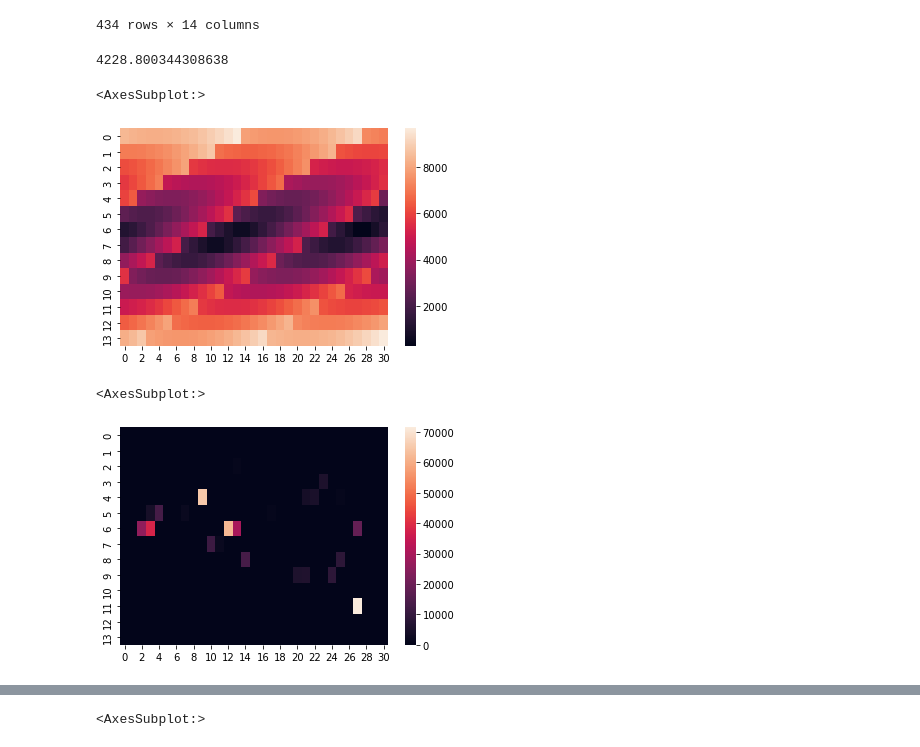
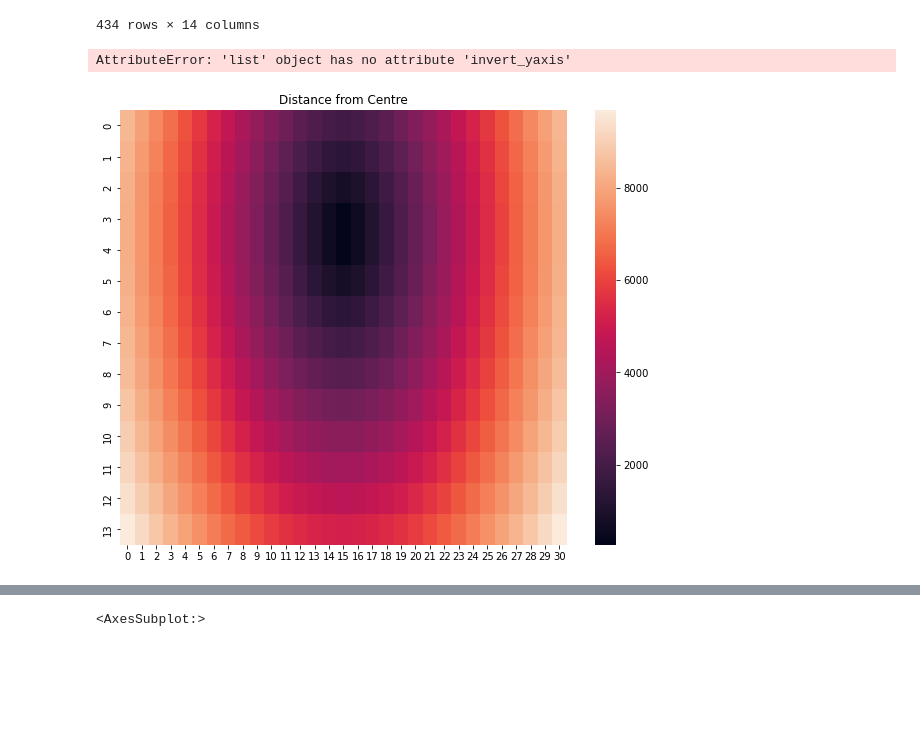
Before and after one commit to simocc/MMCS_project, a Jupyter notebook: preliminary_data_viz..ipynb, the cells around one changed output, grey strips where cells are left out. Cells and saved outputs as stored; diff of their text form; code cells hidden in the pictures; blank space fills up the shorter version.

```diff
--- a/preliminary_data_viz..ipynb
+++ b/preliminary_data_viz..ipynb
@@ -17,44 +17,3 @@ excel_data_df
 | 432 | 433 | POLYGON ((-2.841831386667599 56.5... | 0 | 0 | 0 | ... |
 | 433 | 434 | POLYGON ((-2.841939968369799 56.5... | 0 | 0 | 0 | ... |
 434 rows × 14 columns
-# %%
-alist[8][1]
-# %% [output]
-4228.800344308638
-# %%
-#excel_data_df["Distance from Centre"].max()
-#excel_data_df[excel_data_df["Distance from Centre"]==excel_data_df["Distance from Centre"].max()]
-#excel_data_df[excel_data_df["Distance from Centre"]<600]
-from pandas import DataFrame
-import seaborn as sns
-%matplotlib inline
-
-Index= [i for i in range(14)]
-Cols = [i for i in range(31)]
-alist=excel_data_df["Distance from Centre"]
-alist= pandas.Series(alist).values
-alist = alist.reshape(14,31)
-
-df = DataFrame(alist,index=Index, columns=Cols)
-
-sns.heatmap(df)
-# %% [output]
-<AxesSubplot:>
-[figure, removed]
-# %%
-from pandas import DataFrame
-import seaborn as sns
-%matplotlib inline
-
-Index= [i for i in range(14)]
-Cols = [i for i in range(31)]
-alist=excel_data_df['Demand_0']
-alist= pandas.Series(alist).values
-alist = alist.reshape(14,31)
-
-df = DataFrame(alist,index=Index, columns=Cols)
-
-sns.heatmap(df)
-# %% [output]
-<AxesSubplot:>
-[figure, removed]
@@ -60,0 +25,18 @@ sns.heatmap(df)
+# %%
+Index= [i for i in range(14)]
+Cols = [i for i in range(31)]
+list2=[]
+for y in range(31):
+    list1=[]
+    for x in range(14):
+        list1.append(excel_data_df["Distance from Centre"][(y)*14+x])
+    list2.append(list1)
+df2 = DataFrame(list2[0])
+for i in range(30):
+    df2[i+1] = list2[i+1]
+# %%
+fig, ax =plt.subplots(1,1, figsize=(10, 8))
+sns.heatmap(df2).set(title='Distance from Centre').invert_yaxis()
+# %% [output]
+AttributeError: 'list' object has no attribute 'invert_yaxis'
+[figure, added]
```
Also changed, not shown: parts of 2 cells of this notebook.
